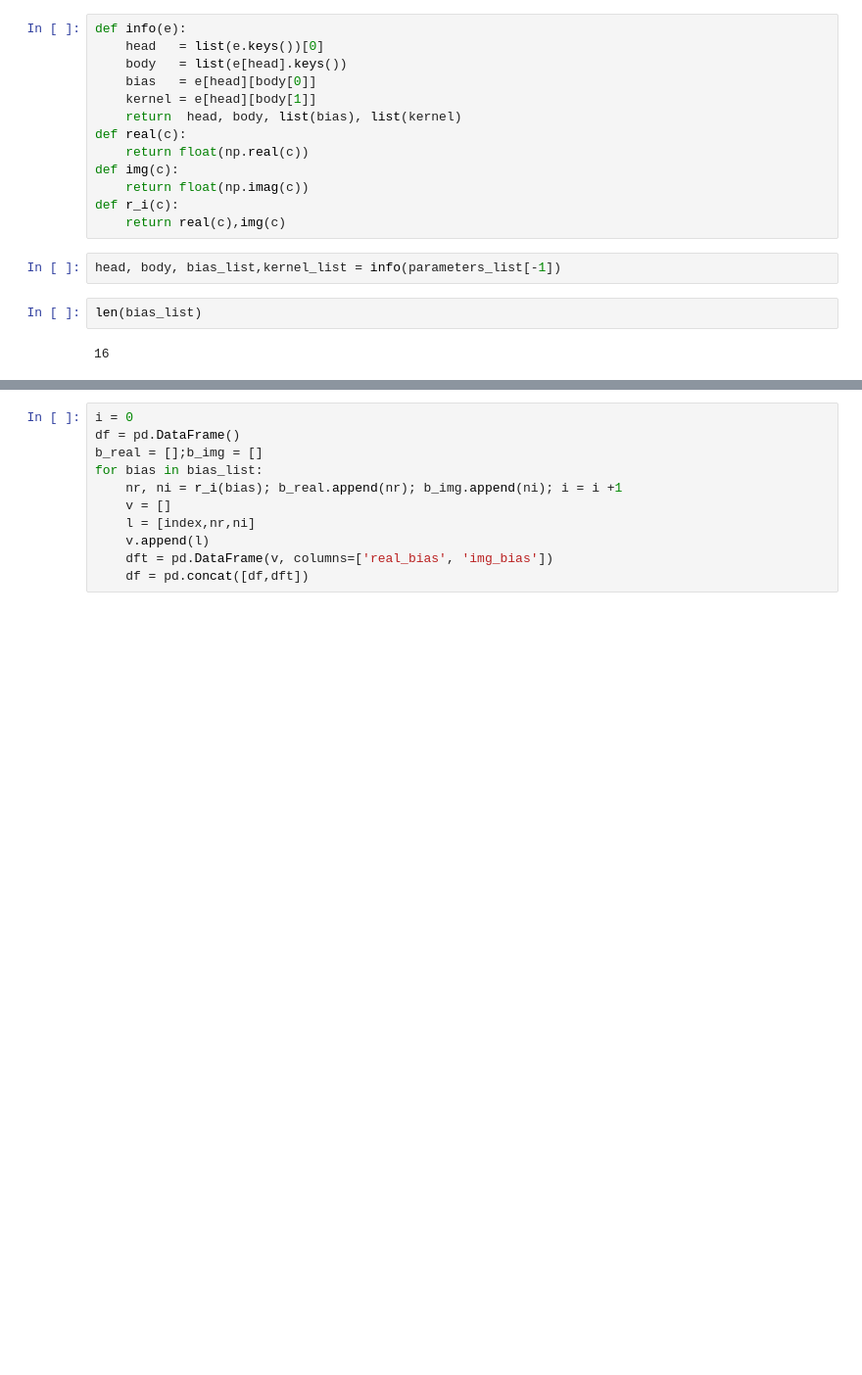
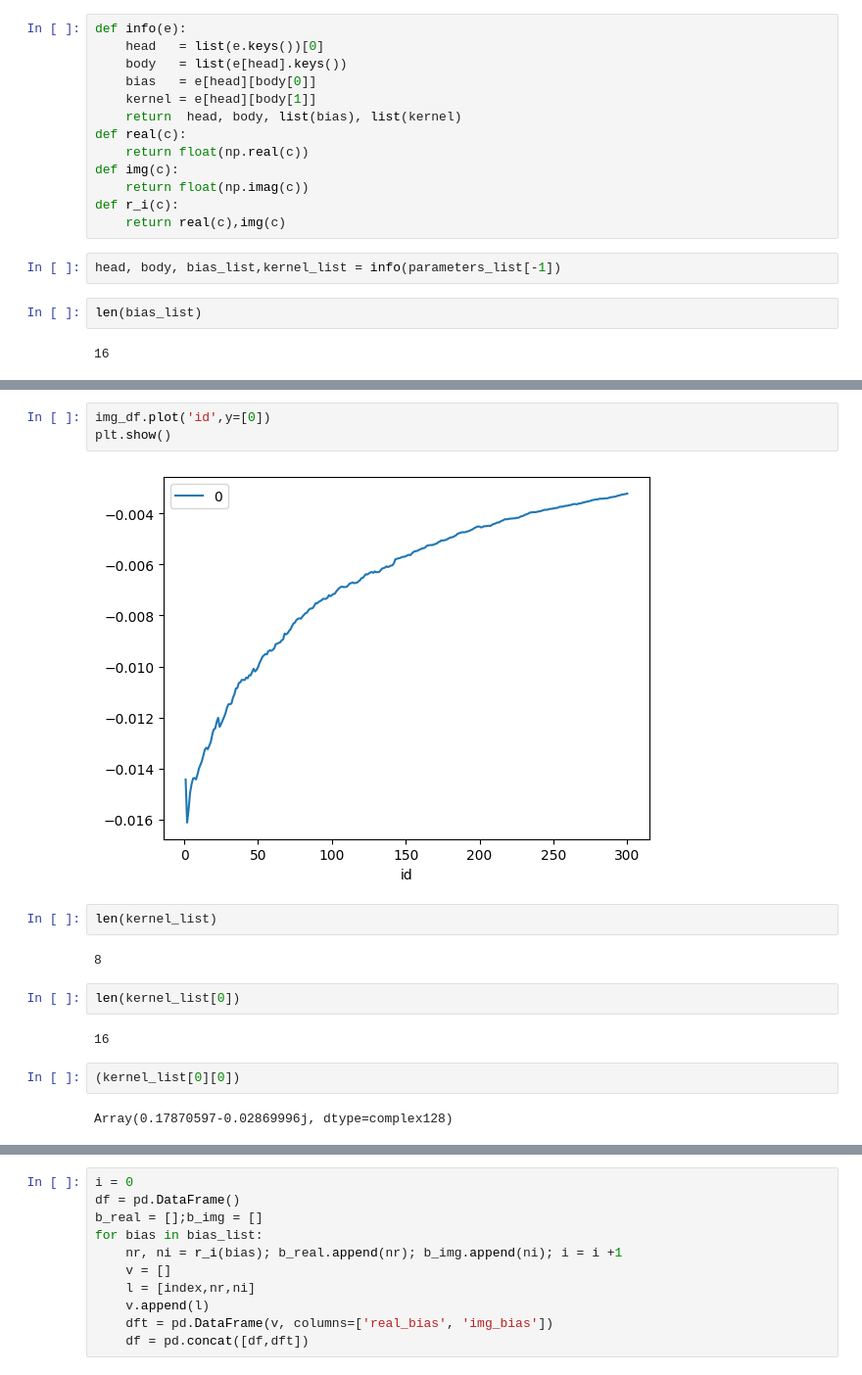
Before and after one commit to mardoniofranca/canoa, a Jupyter notebook: tupa/ya.ipynb, the cells around one changed output, grey strips where cells are left out. Shown: that part at 98% size. Drawn from its saved outputs; the diff is of its cells as text; blank space fills up the shorter version.

```diff
--- a/tupa/ya.ipynb
+++ b/tupa/ya.ipynb
@@ -172,0 +233,17 @@ len(bias_list)
+# %%
+img_df.plot('id',y=[0])
+plt.show()
+# %% [output]
+[figure, added]
+# %%
+len(kernel_list)
+# %% [output]
+8
+# %%
+len(kernel_list[0])
+# %% [output]
+16
+# %%
+(kernel_list[0][0])
+# %% [output]
+Array(0.17870597-0.02869996j, dtype=complex128)
```
Also changed, not shown: parts of 44 cells of this notebook, 1 other file.
